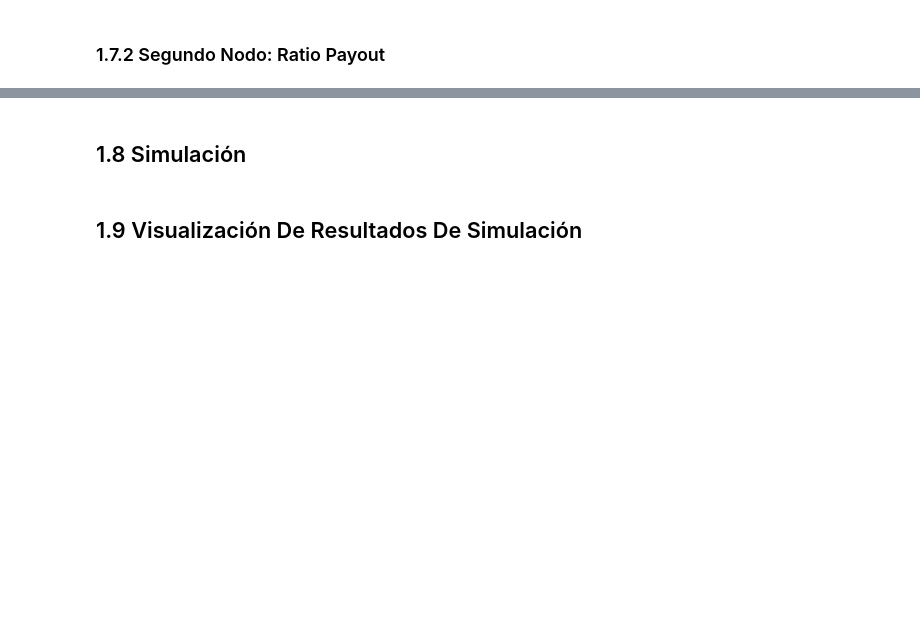
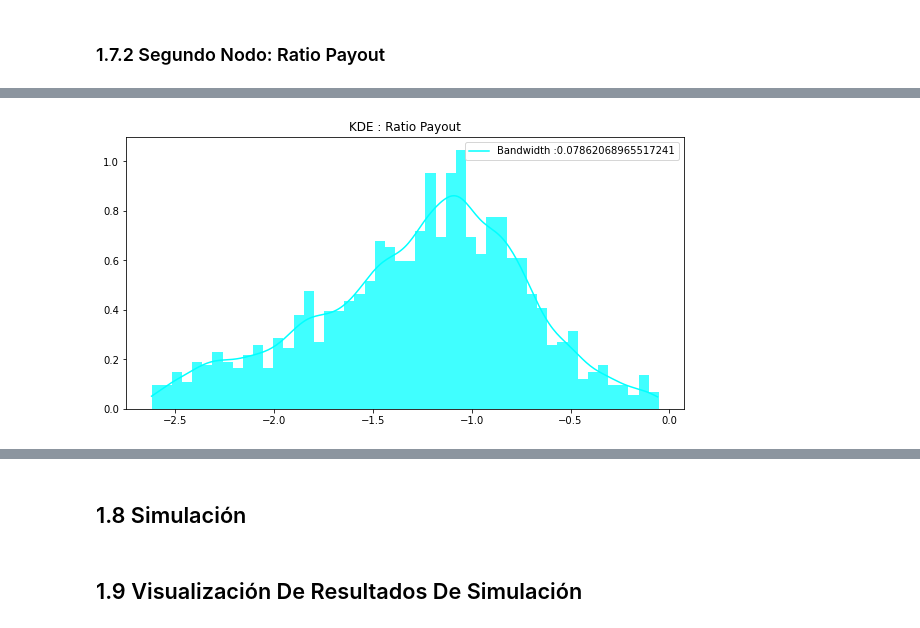
Before and after one commit to EMarquez7/Proyecto_DALopez_EMarquez, a Jupyter notebook: ProyectoModulo1_LazarenoD_DelgadoE.ipynb, the cells around one changed output, grey strips where cells are left out. Drawn from its saved outputs; the diff is of its cells as text; code cells hidden in the pictures; blank space fills up the shorter version.

```diff
--- a/ProyectoModulo1_LazarenoD_DelgadoE.ipynb
+++ b/ProyectoModulo1_LazarenoD_DelgadoE.ipynb
@@ -277,0 +292,7 @@ Montecarlo
+# %%
+data2_min, data2_max = data2_log.min(), data2_log.max()
+xgrid2 = np.arange(data2_min, data2_max, 0.01)
+f_data2 = kde(data2_log, np.linspace(0.01, 2, 30), 20, xgrid2, "KDE : Ratio Payout",
+              color = ["cyan", "aqua"]);
+# %% [output]
+[figure, added]
```
Also changed, not shown: parts of 5 cells of this notebook, 6 other files.
